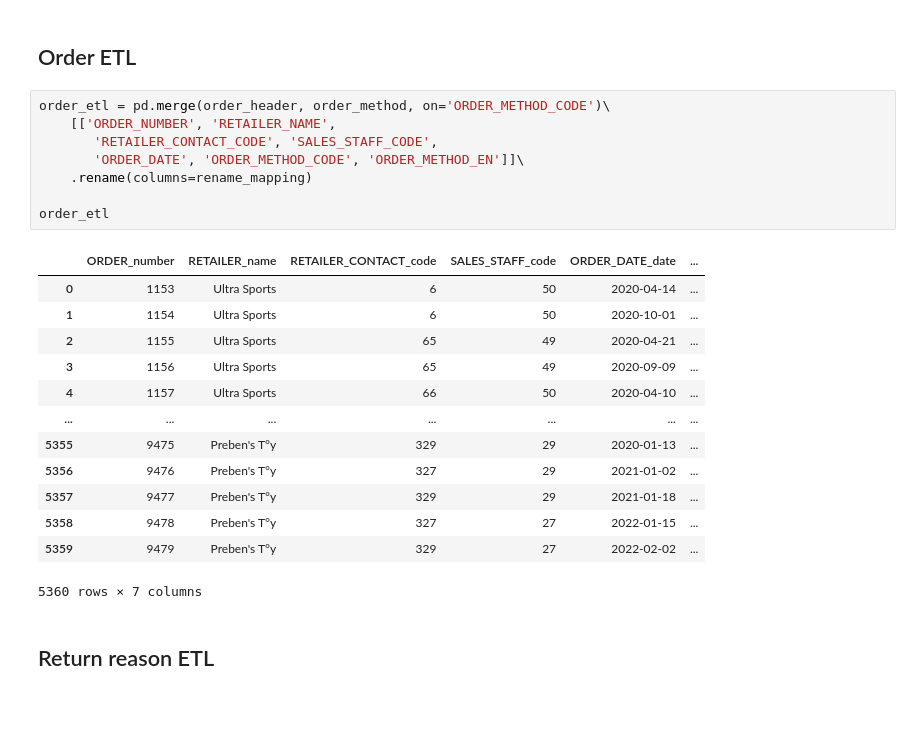
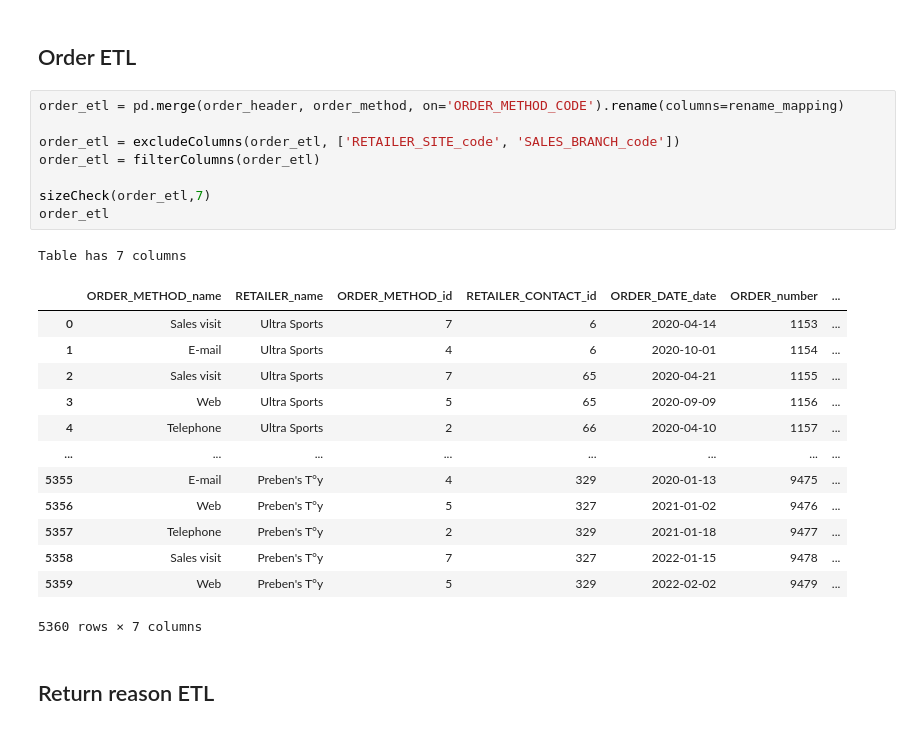
Before and after one commit to Vertcol/Datawarehouse, a Jupyter notebook: ETL.ipynb, the cells around one changed output. Drawn from its saved outputs; the diff is of its cells as text.

```diff
--- a/ETL.ipynb
+++ b/ETL.ipynb
@@ -358,26 +426,27 @@ Index(['RETAILER_code', 'RETAILER_MR_code', 'COMPANY_name',
 # %% [markdown]
 ## Order ETL
 # %%
-order_etl = pd.merge(order_header, order_method, on='ORDER_METHOD_CODE')\
-    [['ORDER_NUMBER', 'RETAILER_NAME',
-       'RETAILER_CONTACT_CODE', 'SALES_STAFF_CODE',
-       'ORDER_DATE', 'ORDER_METHOD_CODE', 'ORDER_METHOD_EN']]\
-    .rename(columns=rename_mapping)
+order_etl = pd.merge(order_header, order_method, on='ORDER_METHOD_CODE').rename(columns=rename_mapping)
 
+order_etl = excludeColumns(order_etl, ['RETAILER_SITE_code', 'SALES_BRANCH_code'])
+order_etl = filterColumns(order_etl)
+
+sizeCheck(order_etl,7)
 order_etl
 # %% [output]
+Table has 7 columns
-|  | ORDER_number | RETAILER_name | RETAILER_CONTACT_code | SALES_STAFF_code | ORDER_DATE_date | ... |
-| 0 | 1153 | Ultra Sports | 6 | 50 | 2020-04-14 | ... |
-| 1 | 1154 | Ultra Sports | 6 | 50 | 2020-10-01 | ... |
-| 2 | 1155 | Ultra Sports | 65 | 49 | 2020-04-21 | ... |
-| 3 | 1156 | Ultra Sports | 65 | 49 | 2020-09-09 | ... |
-| 4 | 1157 | Ultra Sports | 66 | 50 | 2020-04-10 | ... |
-| ... | ... | ... | ... | ... | ... | ... |
-| 5355 | 9475 | Preben's T°y | 329 | 29 | 2020-01-13 | ... |
-| 5356 | 9476 | Preben's T°y | 327 | 29 | 2021-01-02 | ... |
-| 5357 | 9477 | Preben's T°y | 329 | 29 | 2021-01-18 | ... |
-| 5358 | 9478 | Preben's T°y | 327 | 27 | 2022-01-15 | ... |
-| 5359 | 9479 | Preben's T°y | 329 | 27 | 2022-02-02 | ... |
+|  | ORDER_METHOD_name | RETAILER_name | ORDER_METHOD_id | RETAILER_CONTACT_id | ORDER_DATE_date | ORDER_number | ... |
+| 0 | Sales visit | Ultra Sports | 7 | 6 | 2020-04-14 | 1153 | ... |
+| 1 | E-mail | Ultra Sports | 4 | 6 | 2020-10-01 | 1154 | ... |
+| 2 | Sales visit | Ultra Sports | 7 | 65 | 2020-04-21 | 1155 | ... |
+| 3 | Web | Ultra Sports | 5 | 65 | 2020-09-09 | 1156 | ... |
+| 4 | Telephone | Ultra Sports | 2 | 66 | 2020-04-10 | 1157 | ... |
+| ... | ... | ... | ... | ... | ... | ... | ... |
+| 5355 | E-mail | Preben's T°y | 4 | 329 | 2020-01-13 | 9475 | ... |
+| 5356 | Web | Preben's T°y | 5 | 327 | 2021-01-02 | 9476 | ... |
+| 5357 | Telephone | Preben's T°y | 2 | 329 | 2021-01-18 | 9477 | ... |
+| 5358 | Sales visit | Preben's T°y | 7 | 327 | 2022-01-15 | 9478 | ... |
+| 5359 | Web | Preben's T°y | 5 | 329 | 2022-02-02 | 9479 | ... |
-5360 rows × 7 columns
+5360 rows × 7 columns
 # %% [markdown]
 ## Return reason ETL
```
Also changed, not shown: parts of 12 cells of this notebook, 1 other file.
